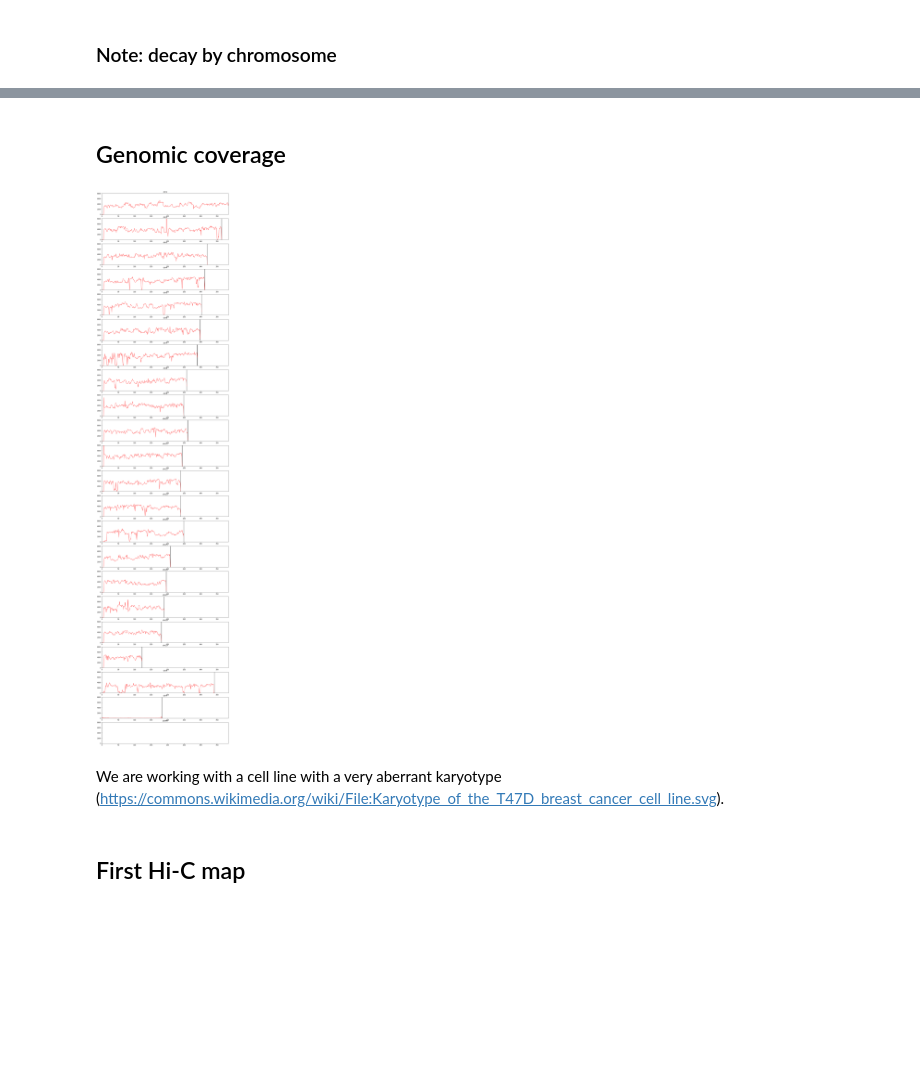
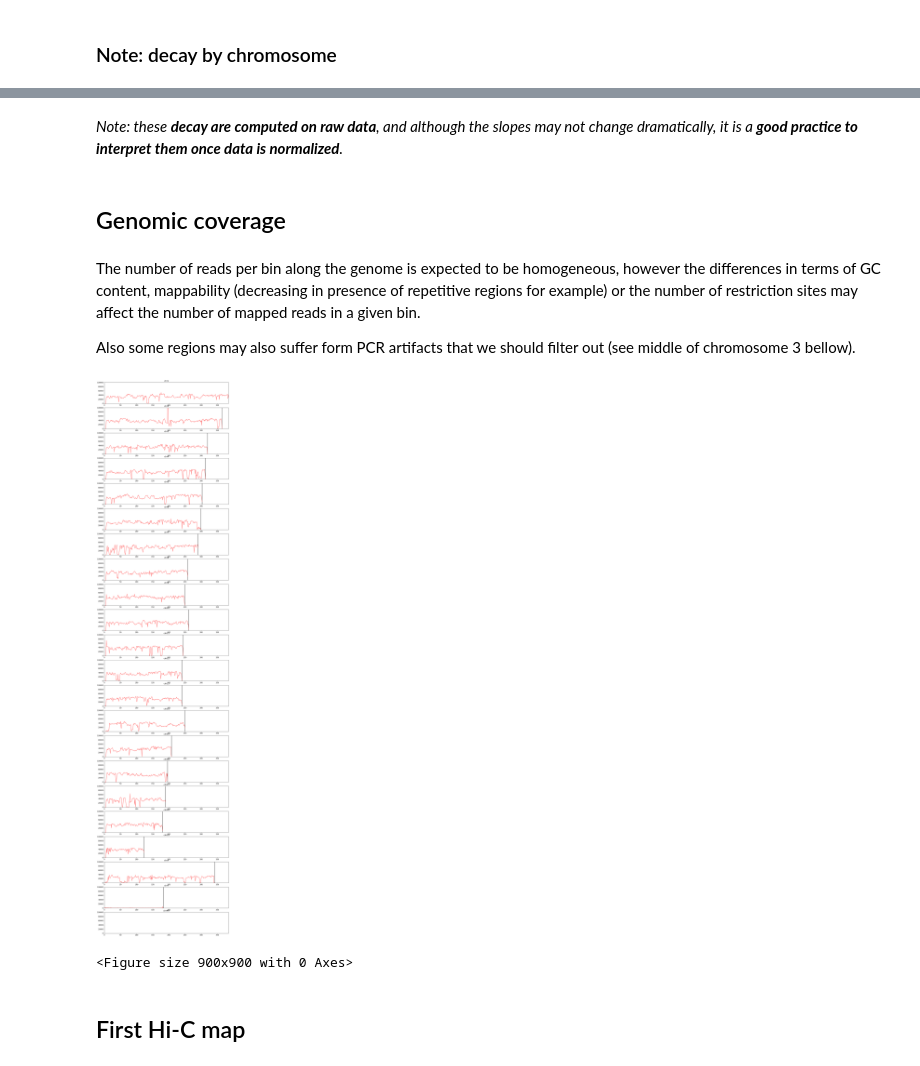
Before and after one commit to 3DGenomes/MethodsMolBiol, a Jupyter notebook: Notebooks/02-Parsing mapped reads.ipynb, the cells around one changed output, grey strips where cells are left out. Cells and saved outputs as stored; diff of their text form; code cells hidden in the pictures; blank space fills up the shorter version.

```diff
--- a/Notebooks/02-Parsing mapped reads.ipynb
+++ b/Notebooks/02-Parsing mapped reads.ipynb
@@ -170,12 +226,18 @@ Image(filename='images/decay_by_chromosomes.png')
+# %% [markdown]
+_Note: these __decay are computed on raw data__, and although the slopes may not change dramatically, it is a __good practice to interpret them once data is normalized__._
 # %% [markdown]
 ## Genomic coverage
+# %% [markdown]
+The number of reads per bin along the genome is expected to be homogeneous, however the differences in terms of GC content, mappability (decreasing in presence of repetitive regions for example) or the number of restriction sites may affect the number of mapped reads in a given bin.
+
+Also some regions may also suffer form PCR artifacts that we should filter out (see middle of chromosome 3 bellow).
 # %%
 from pytadbit.mapping.analyze import plot_genomic_distribution
 # %%
-plot_genomic_distribution(reads, resolution=500000, ylim=(0, 8000), show=True)
+plot_genomic_distribution(reads, resolution=500000, ylim=(0, 100000), show=True)
+plt.tight_layout()
 # %% [output]
-[figure, old version]
+[figure, new version]
+<Figure size 900x900 with 0 Axes>
-# %% [markdown]
-We are working with a cell line with a very aberrant karyotype (https://commons.wikimedia.org/wiki/File:Karyotype_of_the_T47D_breast_cancer_cell_line.svg).
 # %% [markdown]
 ## First Hi-C map
```
Also changed, not shown: parts of 19 cells of this notebook, 1 other file.
